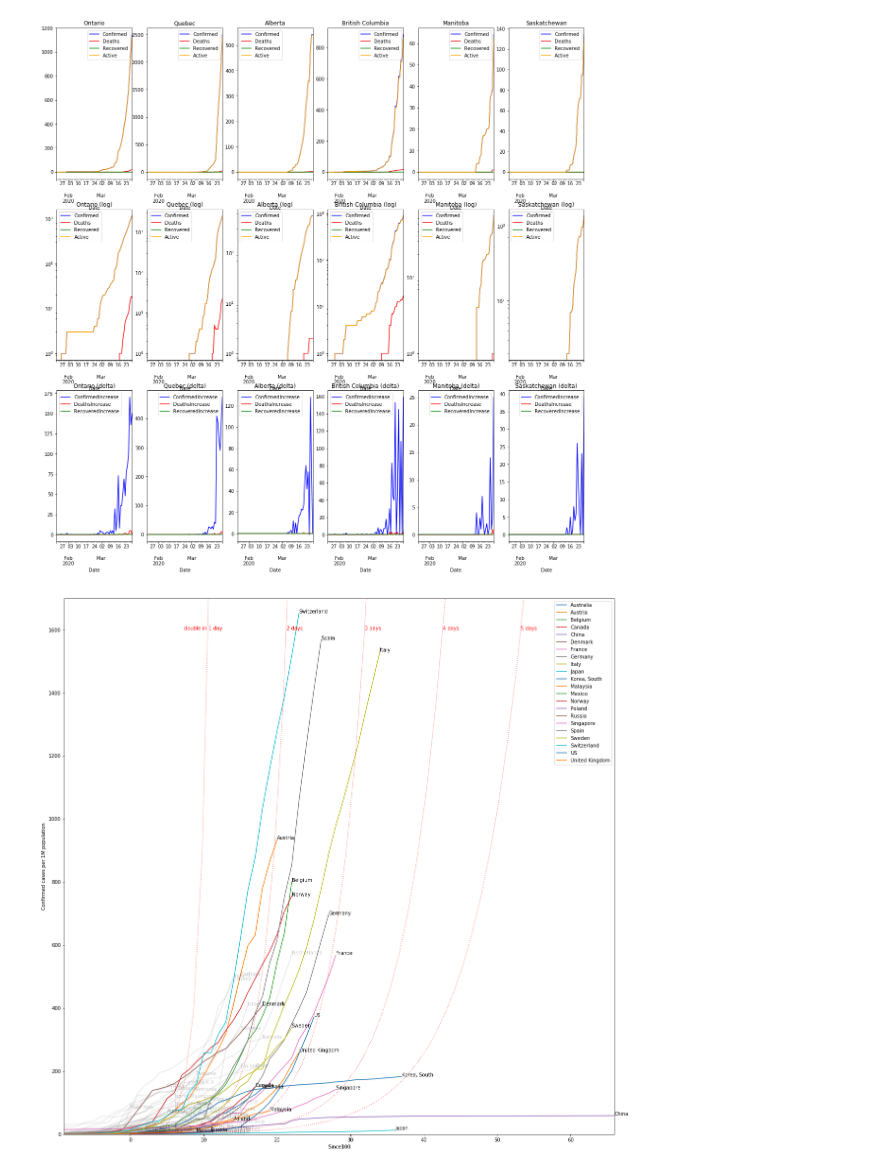
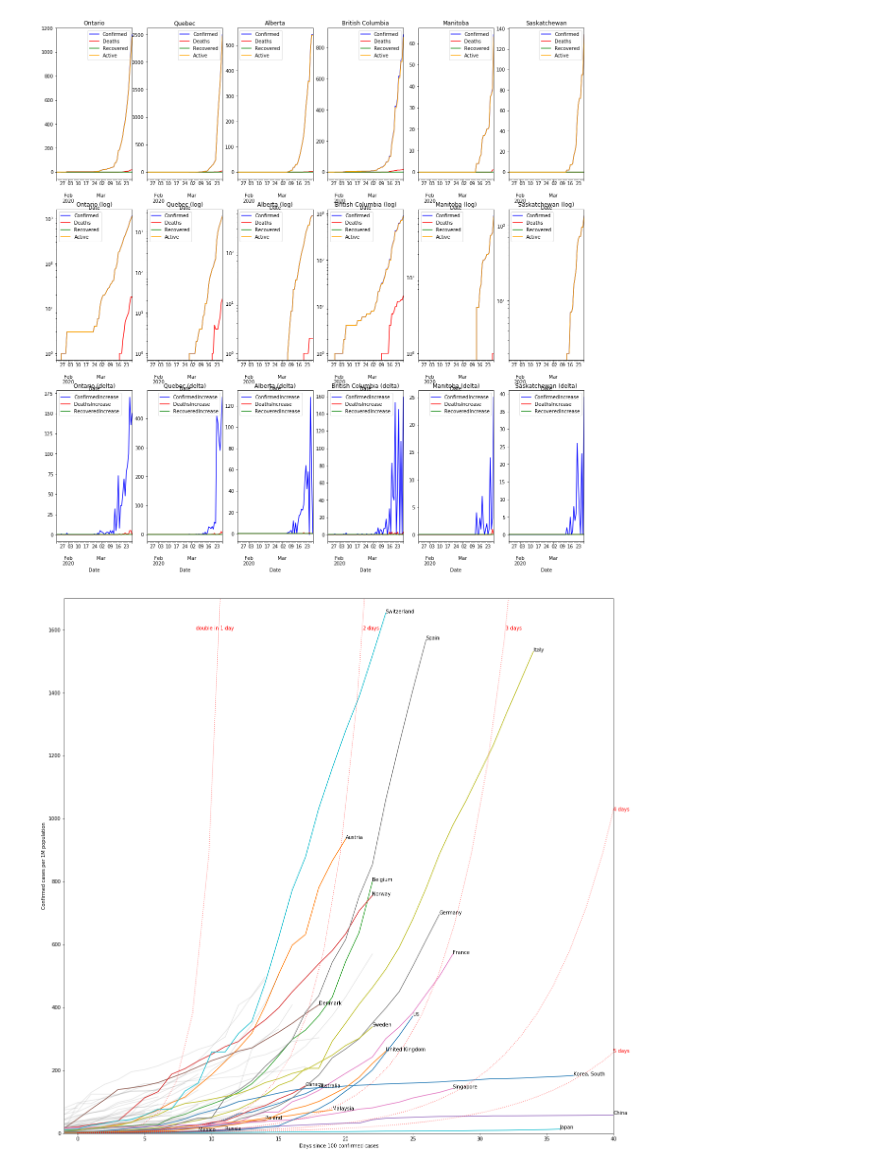
Before and after one commit to bartman/covid19, a Jupyter notebook: covid19-1.ipynb, the cells around one changed output. Drawn from its saved outputs; the diff is of its cells as text; code cells hidden in the pictures.

Commit message:
further cleanup to trends plot

```diff
--- a/covid19-1.ipynb
+++ b/covid19-1.ipynb
@@ -292,6 +292,8 @@ popnames = {'US':'United States',
 # configuration
 nameUnfocusedCountries = False
 showDoublingAtY = 1600
+logScale = False
+startCountingAfter = 100
 
 # countries we want to show in colour...
 focus = ['Canada','US','China','Korea, South','United Kingdom','Poland','Mexico','Italy','Spain','France','Germany','Russia','Japan','Belgium','Norway','Austria','Australia','Sweden','Denmark','Singapore','Malaysia','Switzerland']
@@ -306,25 +308,19 @@ d = d.groupby(['Country/Region','Date'],as_index=False).agg(aggregation)
 countries = d['Country/Region'].unique()
 
 
-#countries = focus
-#d = d[d['Country/Region'].isin(focus)]
-
-#d = d.reset_index()
-
-#print(d)
-#display(countries)
-#display(d)
-
+# create a plot...
 fig, ax = plt.subplots(1,1)
 
-ax.set_xlabel("Days since 100th confirmed case")
-ax.set_ylabel("Confirmed cases per 1M population")
-ax.set_xlim([-10,40])
-ax.set_ylim([0,1700])
-#ax.set_ylim([0.1,2000])
-#ax.set_yscale('log')
+if logScale:
+    xlim = None
+    ylim = [0.1,2000]
+    ax.set_yscale('log')
+    showDoublingAtY = False
+else:
+    xlim=[-1,40]
+    ylim=[0,1700]
 
-
+# start plotting...
 for cn in countries:
     # figure out how many people live in the country
     pn = cn
@@ -344,60 +340,71 @@ for cn in countries:
         continue
 
     try:
-        c = d[d['Country/Region'] == cn]
-        #x = c[c['Confirmed'].gt(0)].index[0]
-        x = c[c['Confirmed'].gt(99)].index[0]
-        s = c.loc[x]['Date']
-        c = c.copy()
-        c['Since100'] = c['Date'] - s
-        c['Since100'] = c['Since100']/np.timedelta64(1,'D')
-        c = c[c['Since100'] > -10]
+        c = d[d['Country/Region'] == cn].copy()
+        idx = c[c['Confirmed'].gt(startCountingAfter-1)].index[0]
+        s = c.loc[idx]['Date']
+        c['Since'] = c['Date'] - s
+        c['Since'] = c['Since']/np.timedelta64(1,'D')
+        c = c[c['Since'] > -10]
 
         c['ConfPer1M'] = c['Confirmed'] * 1000000 / num
 
 
         if cn in focus:
-            c.plot(kind='line',x='Since100',y='ConfPer1M', label=cn, ax=ax)
+            c.plot(kind='line',x='Since',y='ConfPer1M', label=cn, legend=False, ax=ax)
 
             end = c.tail(1)
-            ex = int(end['Since100'])
+            ex = int(end['Since'])
             ey = float(end['ConfPer1M'])
             #print("%-20s - %u, %f" % (cn,ex,ey))
+            ex = min(ex, xlim[1])
             ax.text(ex,ey,cn)
 
         else:
-            c.plot(kind='line',x='Since100',y='ConfPer1M', legend=False, color='gray', alpha=0.2, ax=ax)
+            c.plot(kind='line',x='Since',y='ConfPer1M', legend=False, color='gray', alpha=0.2, ax=ax)
 
             if nameUnfocusedCountries:
                 end = c.tail(1)
-                ex = int(end['Since100'])
+                ex = int(end['Since'])
                 ey = float(end['ConfPer1M'])
                 #print("%-20s - %u, %f" % (cn,ex,ey))
+                ex = min(ex, xlim[1])
                 ax.text(ex,ey,cn, alpha=0.2)
 
     except Exception as err:
         #print(cn,err)
         pass
 
 if showDoublingAtY:
     def double_daily(base, arr):
         arr = np.asarray(arr)
         result = np.power(base,arr)
         return result
     for doublein in [1,2,3,4,5]:
         base = np.power(2,1/doublein)
         x = np.linspace(0,60)
         y = double_daily(base,x)
         plt.plot(x,y,color='red',alpha=0.5,linestyle=':')
         y = showDoublingAtY
         x = math.log(y, base)
         s = "%u day%s" % (doublein, "s" if doublein>1 else "")
+        if x > xlim[1]:
+            x = xlim[1]
+            y = np.power(base,x)
         plt.text(x,y,s,color='red')
         if doublein == 1:
             plt.text(x,y,"double in ",color='red', ha='right')
 
+ax.set_xlabel("Days since %u confirmed cases" % startCountingAfter)
+ax.set_ylabel("Confirmed cases per 1M population")
+
+if logScale:
+    ax.set_ylim(ylim)
+else:
+    ax.set_xlim(xlim)
+    ax.set_ylim(ylim)
 
 fig.savefig('out/country-tends.png')
 plt.show()
 # %% [output]
-[figure, old version]
+[figure, new version]
```
Also changed, not shown: 1 other file.
